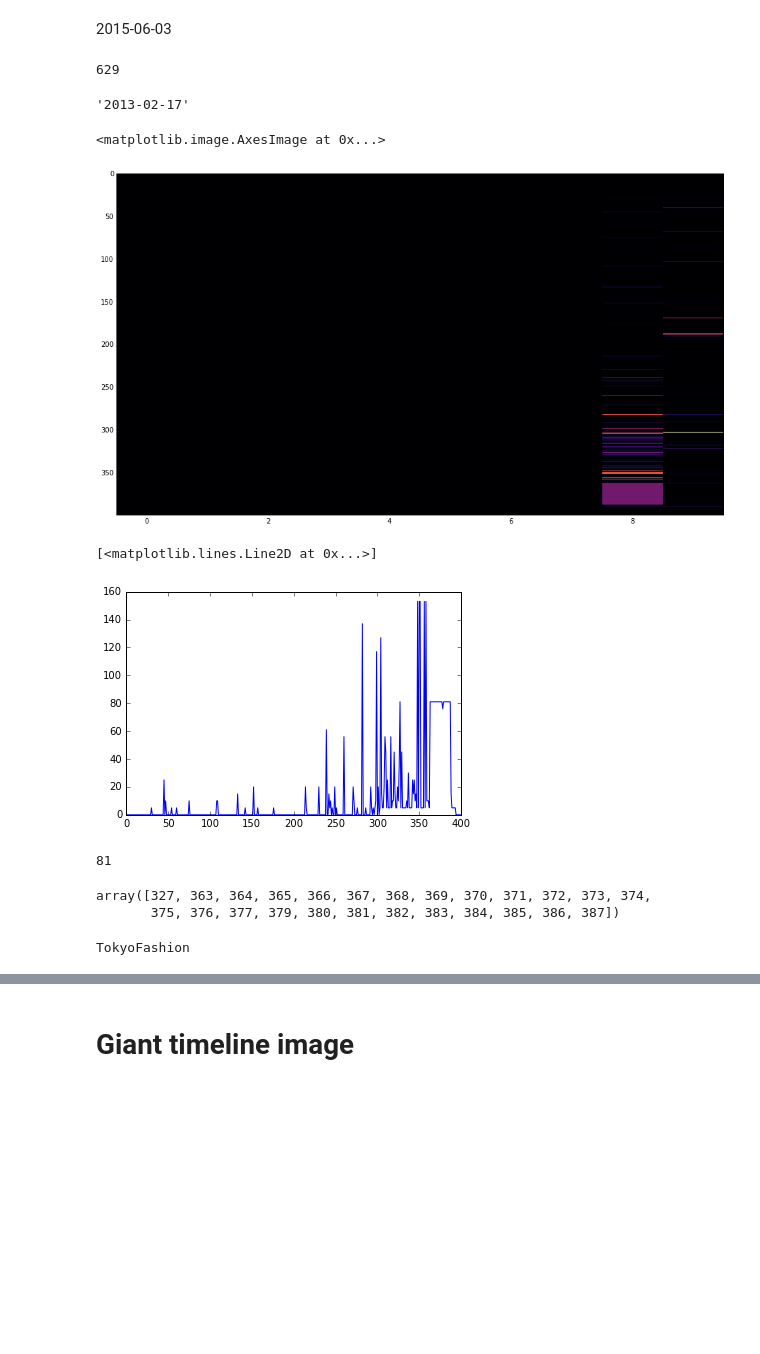
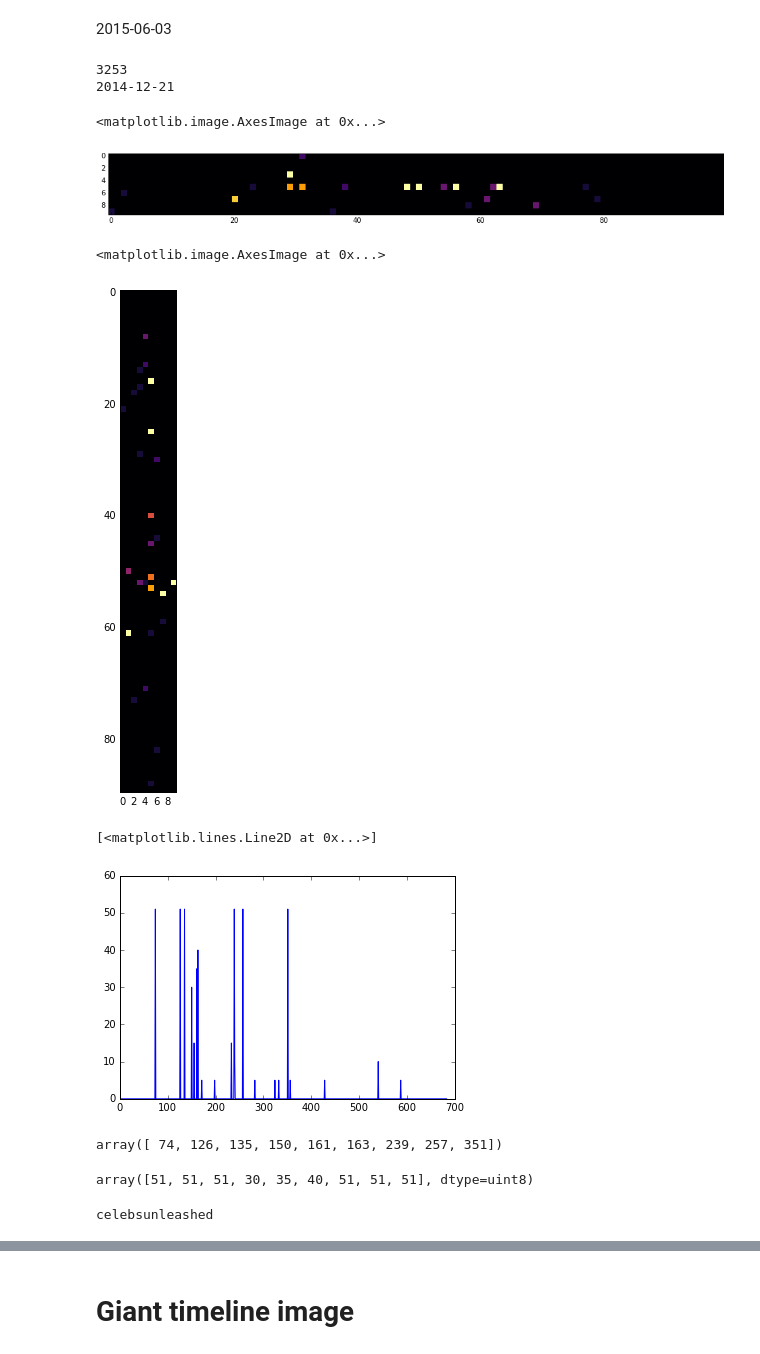
Before and after one commit to JeroenDelcour/redditStats, a Jupyter notebook: subreddits activity/subreddit video.ipynb, the cells around one changed output, grey strips where cells are left out. Drawn from its saved outputs; the diff is of its cells as text; code cells hidden in the pictures; blank space fills up the shorter version.

```diff
--- a/subreddits activity/subreddit video.ipynb
+++ b/subreddits activity/subreddit video.ipynb
@@ -173,9 +175,11 @@ plt.show()
 # %%
 # 1:1
 
-# field = np.zeros((657,657))
-field = np.zeros((720,1280)) # 1:1 square in 16:9 frame
-spawn = [int(field.shape[0]/2), int(field.shape[1]/2)] # center
+offset = 26
+field = np.zeros((658+offset,658))
+# field = np.zeros((720,1280)) # 1:1 square in 16:9 frame
+# spawn = [int(field.shape[0]/2), int(field.shape[1]/2)] # center
+spawn = [int(field.shape[0]/2) + int(offset/2), int(field.shape[1]/2)] # center with offset
 
 path = np.zeros((430435, 2), dtype=np.uint16)
 path[0] = spawn
@@ -333,9 +337,9 @@ from PIL import ImageDraw
 %%time
 cmap = plt.get_cmap('inferno')
 for i in range(629,data.shape[1]):
-    frame = np.zeros((720,1280), dtype=np.uint8)
+    frame = np.zeros((658+offset,658), dtype=np.uint8)
 
-    for j,x in enumerate((data[:,i].clip(0, 50)*(255/10)).astype(np.uint8)):
+    for j,x in enumerate((data[:,i].clip(0, 10)*(255/10)).astype(np.uint8)):
         frame[path[j,0], path[j,1]] = x
 
     frame = np.delete(cmap(frame, bytes=True), 3, 2) # create rgba, delete alpha channel
@@ -343,13 +347,13 @@ for i in range(629,data.shape[1]):
     img = Image.fromarray(frame)
     draw = ImageDraw.Draw(img)
     # font = ImageFont.truetype(<font-file>, <font-size>)
-    font = ImageFont.truetype("usr/share/fonts/truetype/freefont/FreeSans.ttf", 26)
+    font = ImageFont.truetype("usr/share/fonts/truetype/freefont/FreeMono.ttf", 20)
     # draw.text((x, y),"Sample Text",(r,g,b))
 
     # add timestamp
-    draw.text((980, 30), dates[i], (255,255,255),font=font)
+    draw.text((6, 3), dates[i], (255,255,255),font=font)
     # add subreddit counter
-    draw.text((980, 60), 'Subreddits: '+str(subreddit_count[i]).rjust(6), (255,255,255),font=font)
+    draw.text((450, 3), str(subreddit_count[i]).rjust(6)+' subreddits', (255,255,255),font=font)
 
     img.save('frames/'+str(i-629).zfill(4)+'.png')
 # %% [output]
@@ -362,49 +446,53 @@ Wall time: 18min 11s
 # %%
 import time
 import datetime
-d = datetime.date(2007,10,15)
+d = datetime.date(2014,12,21)
 
 unixtime = time.mktime(d.timetuple())
-print int(round((unixtime - 1138057200)/60/60/24))
+ind = int(round((unixtime - 1138057200)/60/60/24))
+print ind
+print dates[ind]
 # %% [output]
-629
+3253
+2014-12-21
-# %%
-dates[2581]
-# %% [output]
-'2013-02-17'
 # %%
-frame = np.zeros((720,1280), dtype=np.uint8)
+frame = np.zeros((658+offset,658), dtype=np.uint8)
 
-for j,x in enumerate((data[:,2581].clip(0, 50)*(255/50)).astype(np.uint8)):
+for j,x in enumerate((data[:,ind].clip(0, 10)*(255/50)).astype(np.uint8)):
     frame[path[j,0], path[j,1]] = x
 # %%
 plt.figure(figsize=(16,9))
-plt.imshow(frame[150:550,450:460], cmap='inferno', aspect='auto', interpolation='nearest')
+plt.imshow(frame[110:120,500:600], cmap='inferno', interpolation='nearest')
 # %% [output]
 <matplotlib.image.AxesImage at 0x...>
-[figure, old version]
+[figure, new version]
+# %%
+plt.figure(figsize=(16,9))
+plt.imshow(frame[110:200,565:575], cmap='inferno', interpolation='nearest')
+# %% [output]
+<matplotlib.image.AxesImage at 0x...>
+[figure, added]
 # %%
-plt.plot(frame[150:550,458])
+plt.plot(frame[:,570])
 # %% [output]
 [<matplotlib.lines.Line2D at 0x...>]
-[figure, old version]
+[figure, new version]
-# %%
-frame[150:550,458][370]
-# %% [output]
-81
 # %%
-ind = np.where(frame[150:550,458] == 81)
+ind = np.where(frame[:,570] >= 30)
 ind[0]
 # %% [output]
-array([327, 363, 364, 365, 366, 367, 368, 369, 370, 371, 372, 373, 374,
-       375, 376, 377, 379, 380, 381, 382, 383, 384, 385, 386, 387])
+array([ 74, 126, 135, 150, 161, 163, 239, 257, 351])
+# %%
+frame[:,570][ind]
+# %% [output]
+array([51, 51, 51, 30, 35, 40, 51, 51, 51], dtype=uint8)
 # %%
-a = np.argmax(frame[150:550,458])
+a = np.argmax(frame[:,570])
 for i,p in enumerate(path):
-        if p[0] == 150+a and p[1] == 458:
+        if p[0] == a and p[1] == 570:
             print subreddits[i]
 # %% [output]
-TokyoFashion
+celebsunleashed
 # %%
 for d in ind[0]:
     for i,p in enumerate(path):
```
Also changed, not shown: parts of 21 cells of this notebook, 1 other file.
